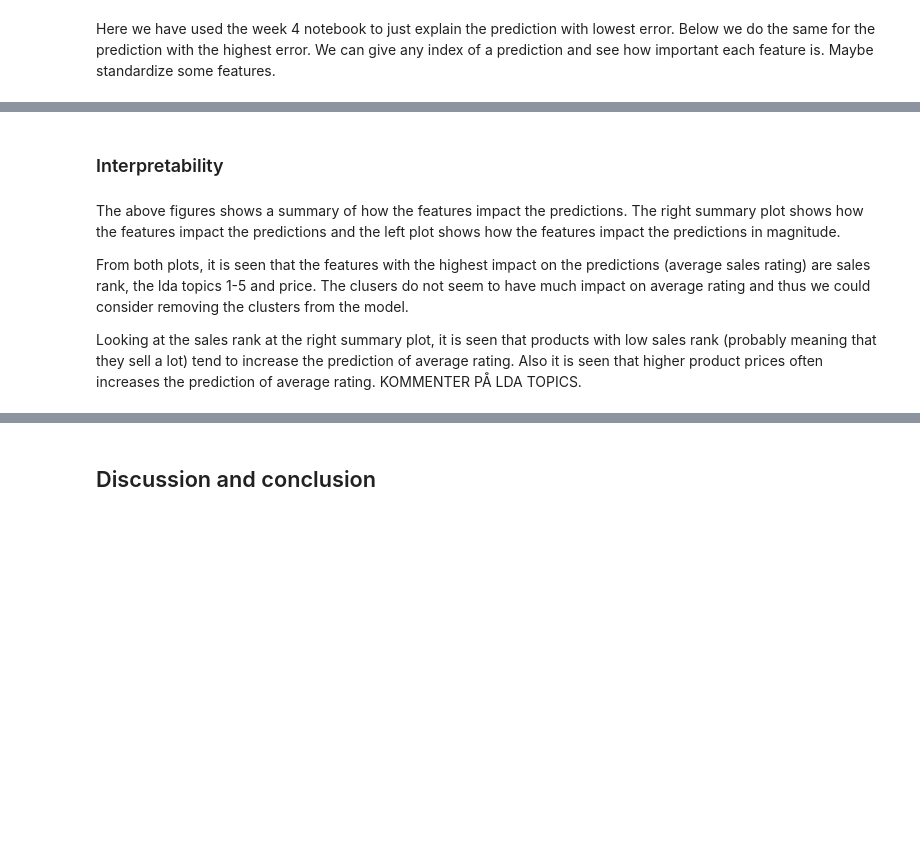
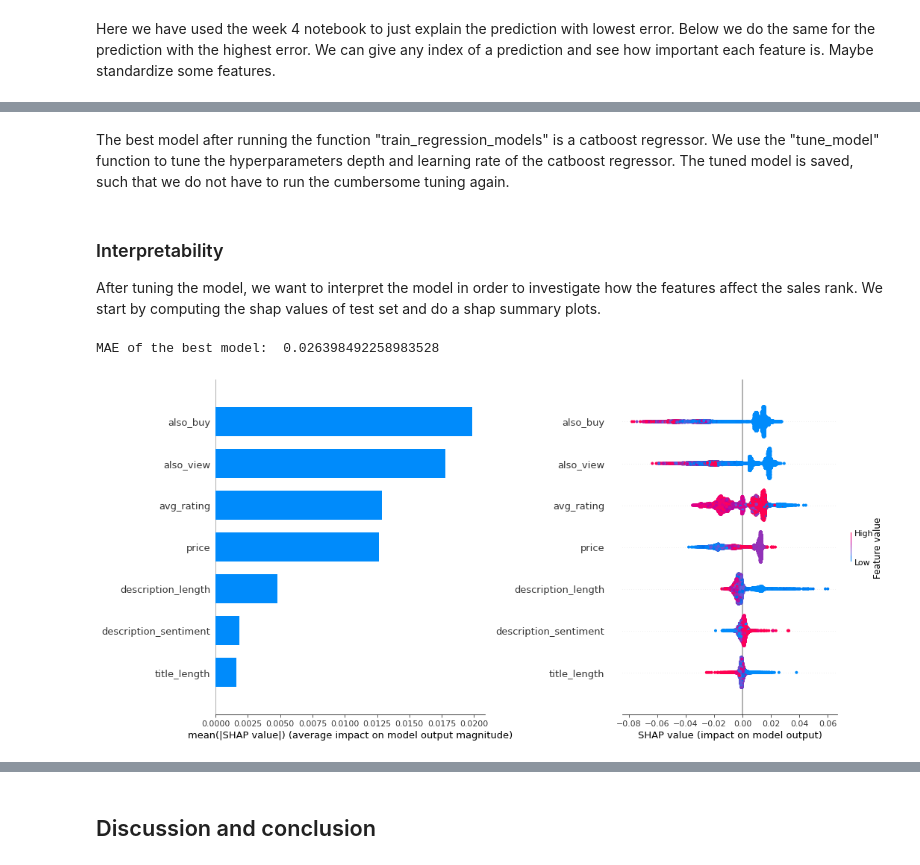
Before and after one commit to FKjaeren/Advanced_BA_project, a Jupyter notebook: Technical_report.ipynb, the cells around one changed output, grey strips where cells are left out. Drawn from its saved outputs; the diff is of its cells as text; code cells hidden in the pictures; blank space fills up the shorter version.

```diff
--- a/Technical_report.ipynb
+++ b/Technical_report.ipynb
@@ -1021,31 +1105,45 @@ pickle.dump(tuned_model, open(filename, 'wb'))
-# %% [markdown]
-### Interpretability
+# %% [markdown]
+The best model after running the function "train_regression_models" is a catboost regressor. We use the "tune_model" function to tune the hyperparameters depth and learning rate of the catboost regressor. The tuned model is saved, such that we do not have to run the cumbersome tuning again.
+# %% [markdown]
+### Interpretability
+
+After tuning the model, we want to interpret the model in order to investigate how the features affect the sales rank. We start by computing the shap values of test set and do a shap summary plots.
 # %%
 # load model and data used for modeling
 category = 'Candy & Chocolate' # get category
 today = date.today()
-model = pd.read_pickle('models/'+category+'/'+name+'_'+str(today)+'.sav')
+model = pd.read_pickle('models/'+category+'/best_performing_model_sales_'+str(today)+'.sav') # load best model
 
 # get features and response
-df_train = pd.read_csv('data/' + category + '/df_train.csv')
-df_test = pd.read_csv('data/' + category + '/df_test.csv')
-#X_train = df_train.drop(columns=['description','title'])
-X_test = df_test.drop(columns=['description','title'])
+df_train = pd.read_csv('data/' + category + '/df_train_sales.csv')
+df_test = pd.read_csv('data/' + category + '/df_test_sales.csv')
+X_train = df_train.drop(columns=['description','title','num_ratings'])
+X_test = df_test.drop(columns=['description','title','num_ratings'])
 X_train = df_train
 X_train = X_train.dropna()
 X_test = X_test.dropna()
 y_train = X_train['rank']
 X_train = X_train.drop(columns='rank')
 y_test = X_test['rank']
 X_test = X_test.drop(columns='rank')
 
 # MAE
 preds = model.predict(X_test)
-print('MAE: ', mean_absolute_error(y_test, preds))
+print('MAE of the best model: ', mean_absolute_error(y_test, preds))
 
 # Get shap values
 explainer = shap.TreeExplainer(model)
 shap_values = explainer.shap_values(X_test)
 shap_values_pandas = pd.DataFrame(shap_values)
-print('Overall mean (expected value): ',explainer.expected_value)
-shap_values_pandas.head()
+
+# shap summary plots
+plt.figure(figsize=(15,7))
+plt.subplot(1,2,1)
+shap.summary_plot(shap_values, X_test, plot_type='bar', show=False, plot_size=None)
+plt.subplot(1,2,2)
+shap.summary_plot(shap_values, X_test, show=False, plot_size=None)
+plt.tight_layout()
+plt.show()
+# %% [output]
+MAE of the best model:  0.026398492258983528
+[figure, added]
@@ -1061,7 +1149,0 @@ plt.show()
-# %% [markdown]
-The above figures shows a summary of how the features impact the predictions. The right summary plot shows how the features impact the predictions and the left plot shows how the features impact the predictions in magnitude.
-
-From both plots, it is seen that the features with the highest impact on the predictions (average sales rating) are sales rank, the lda topics 1-5 and price. The clusers do not seem to have much impact on average rating and thus we could consider removing the clusters from the model.
-
-Looking at the sales rank at the right summary plot, it is seen that products with low sales rank (probably meaning that they sell a lot) tend to increase the prediction of average rating. Also it is seen that higher product prices often increases the prediction of average rating.
-KOMMENTER PÅ LDA TOPICS.
```
Also changed, not shown: parts of 23 cells of this notebook, 1 other file.
